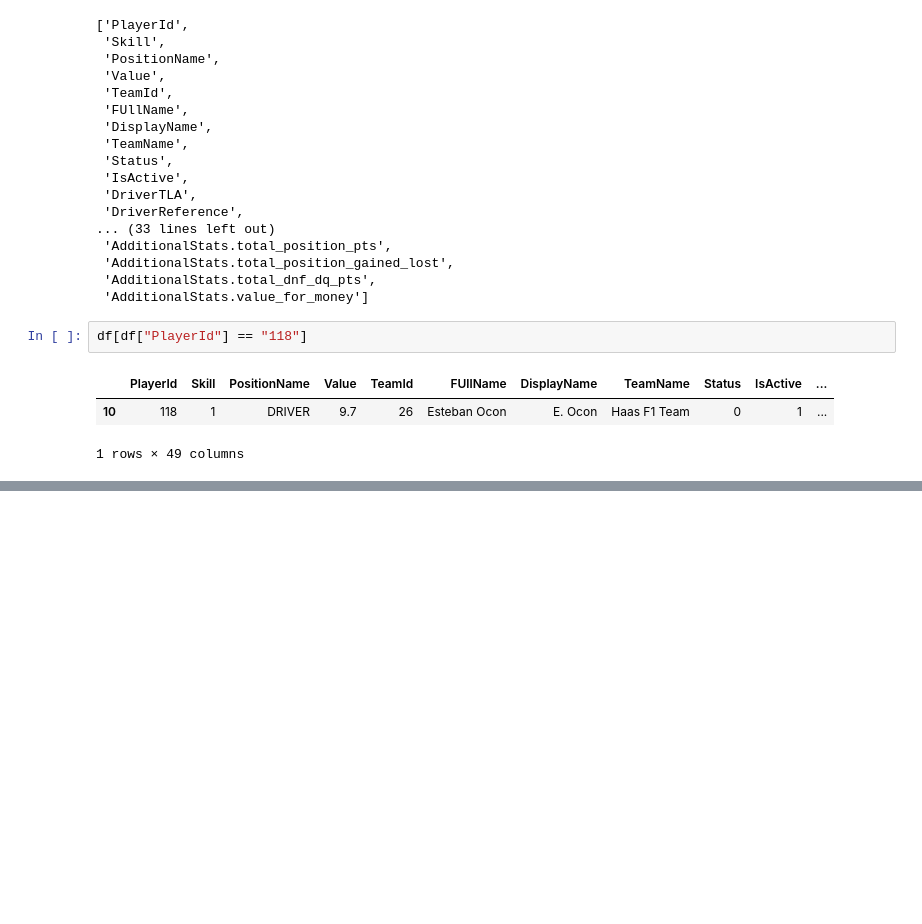
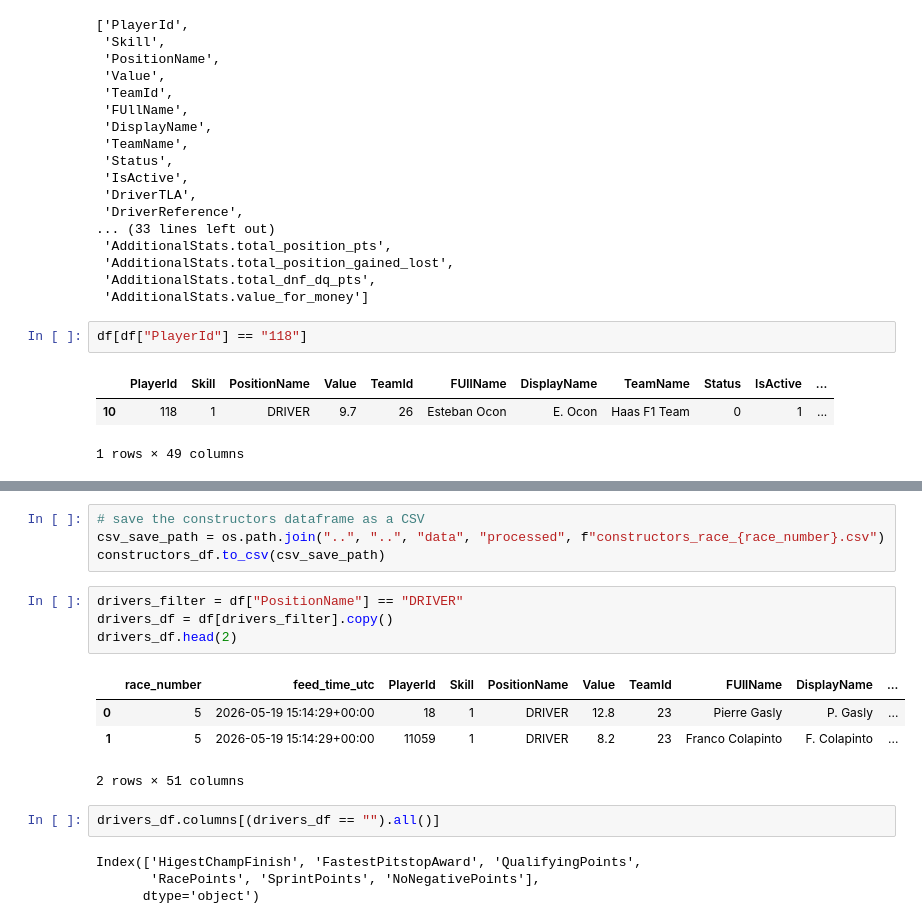
Before and after one commit to knightmm/f1-fantasy-analytics, a Jupyter notebook: notebooks/exploratory/drivers.ipynb, the cells around one changed output, grey strips where cells are left out. Saved outputs shown, nothing was run; the diff lists cells and outputs as text; blank space fills up the shorter version.

```diff
--- a/notebooks/exploratory/drivers.ipynb
+++ b/notebooks/exploratory/drivers.ipynb
@@ -83,0 +359,19 @@ df[df["PlayerId"] == "118"]
+# %%
+# save the constructors dataframe as a CSV
+csv_save_path = os.path.join("..", "..", "data", "processed", f"constructors_race_{race_number}.csv")
+constructors_df.to_csv(csv_save_path)
+# %%
+drivers_filter = df["PositionName"] == "DRIVER"
+drivers_df = df[drivers_filter].copy()
+drivers_df.head(2)
+# %% [output]
+|  | race_number | feed_time_utc | PlayerId | Skill | PositionName | Value | TeamId | FUllName | DisplayName | ... |
+| 0 | 5 | 2026-05-19 15:14:29+00:00 | 18 | 1 | DRIVER | 12.8 | 23 | Pierre Gasly | P. Gasly | ... |
+| 1 | 5 | 2026-05-19 15:14:29+00:00 | 11059 | 1 | DRIVER | 8.2 | 23 | Franco Colapinto | F. Colapinto | ... |
+2 rows × 51 columns
+# %%
+drivers_df.columns[(drivers_df == "").all()]
+# %% [output]
+Index(['HigestChampFinish', 'FastestPitstopAward', 'QualifyingPoints',
+       'RacePoints', 'SprintPoints', 'NoNegativePoints'],
+      dtype='object')
```
Also changed, not shown: parts of 27 cells of this notebook, 1 other file.
